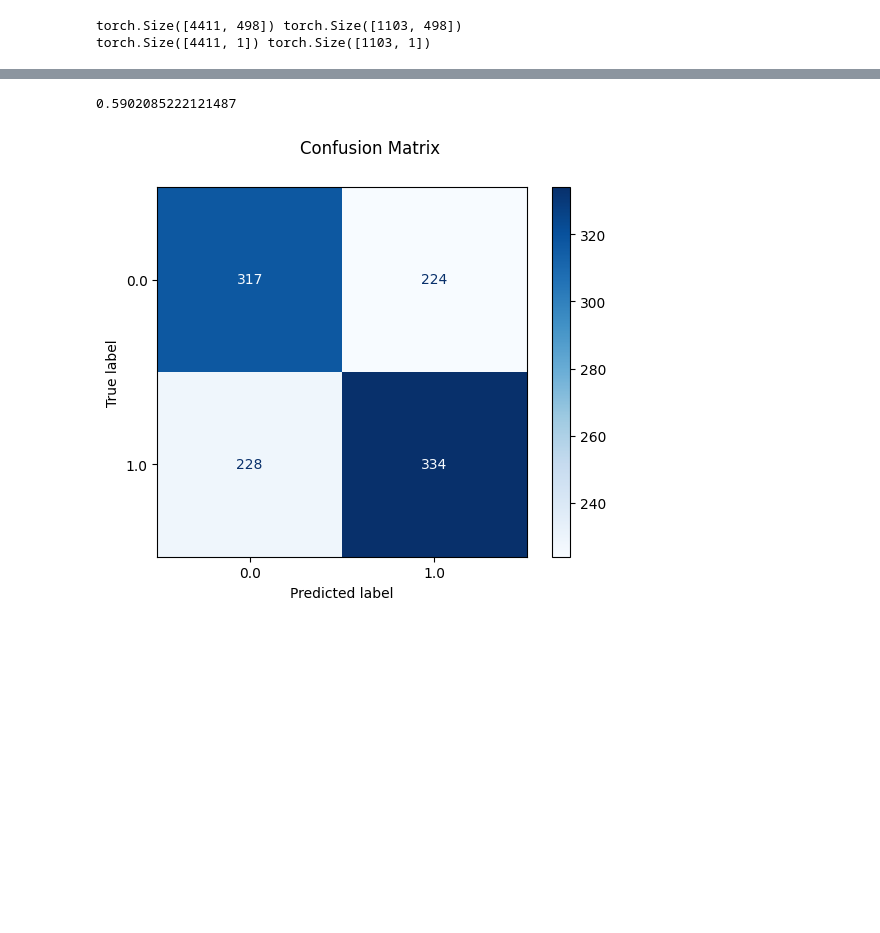
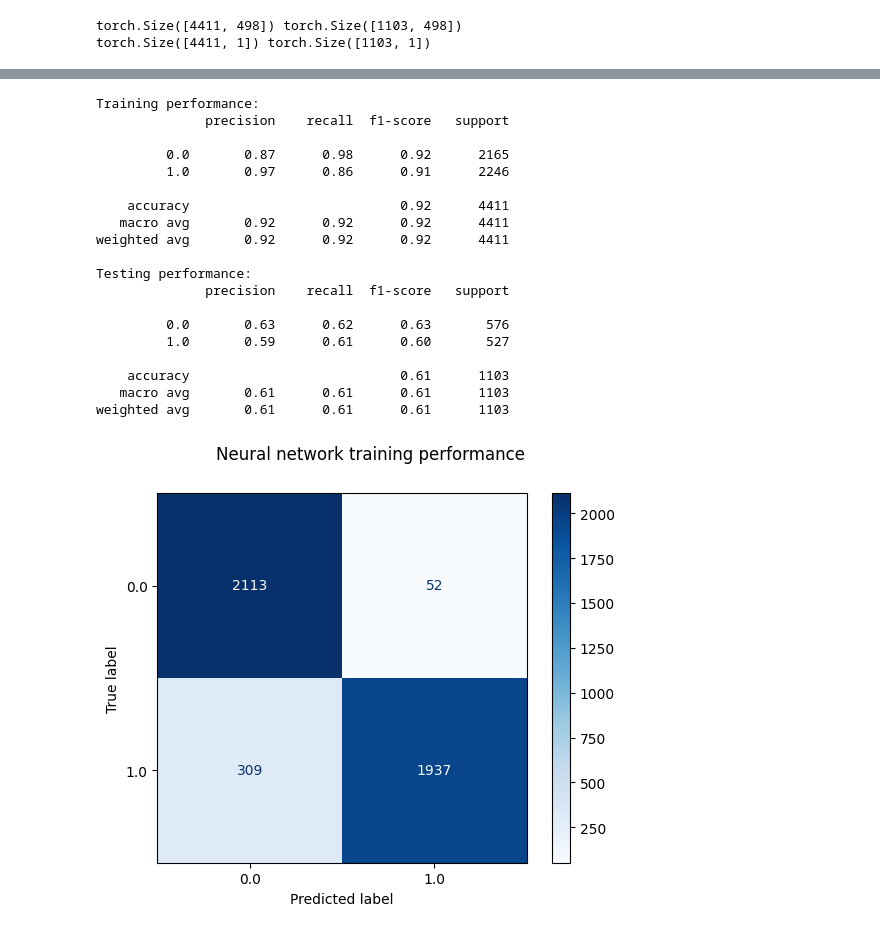
Before and after one commit to dyao13/580_475_FA25, a Jupyter notebook: analysis/analysis.ipynb, the cells around one changed output, grey strips where cells are left out. Saved outputs shown, nothing was run; the diff lists cells and outputs as text; code cells hidden in the pictures; blank space fills up the shorter version.

```diff
--- a/analysis/analysis.ipynb
+++ b/analysis/analysis.ipynb
@@ -142,0 +310,19 @@ print(accuracy_score(y_train, y_hat))
+# %%
+# find operating point
+with torch.no_grad():
+    y_proba = nn_model(X_train).numpy()
+
+fpr, tpr, thresholds = roc_curve(y_train, y_proba)
+dist = np.square(fpr) + np.square(1-tpr)
+op_idx = np.argmin(dist)
+nn_op_pnt = thresholds[op_idx]
+
+# plot roc curve
+RocCurveDisplay.from_predictions(y_train, y_proba, plot_chance_level=True)
+plt.scatter(fpr[op_idx], tpr[op_idx], color='red')
+plt.text(fpr[op_idx] + 0.05, tpr[op_idx] - 0.05,
+         f"({fpr[op_idx]:.2f}, {tpr[op_idx]:.2f})\nthr={thresholds[op_idx]:.2f}",
+         color='red', fontsize=10)
+plt.title("ROC curve for random forest")
+plt.show()
+plt.close()
@@ -143,13 +331,47 @@ print(accuracy_score(y_train, y_hat))
 # %%
-from sklearn.metrics import ConfusionMatrixDisplay
+# report training performance
+with torch.no_grad():
+    y_proba = nn_model(X_train).numpy()
 
-y_hat = (model(X_test).detach().numpy() > 0.5).astype(int)
+y_hat = (y_proba > nn_op_pnt).astype(int)
+
+print("Training performance:")
+print(classification_report(y_train, y_hat))
+
+disp = ConfusionMatrixDisplay.from_predictions(y_train, y_hat, cmap='Blues')
+disp.figure_.suptitle("Neural network training performance")
+disp.figure_.savefig(os.path.join(os.getcwd(), "../output/nn_training_confusion_matrix.png"))
+
+# report testing performance
+with torch.no_grad():
+    y_proba = nn_model(X_test).numpy()
+
+y_hat = (y_proba > nn_op_pnt).astype(int)
+
+print("Testing performance:")
+print(classification_report(y_test, y_hat))
 
 disp = ConfusionMatrixDisplay.from_predictions(y_test, y_hat, cmap='Blues')
-disp.figure_.suptitle("Confusion Matrix")
-disp.figure_.savefig(os.path.join(os.getcwd(), "../output/confusion_matrix.png"))
-
-print(accuracy_score(y_test, y_hat))
+disp.figure_.suptitle("Neural network testing performance")
+disp.figure_.savefig(os.path.join(os.getcwd(), "../output/nn_testing_confusion_matrix.png"))
 # %% [output]
-0.5902085222121487
+Training performance:
+              precision    recall  f1-score   support
+
+         0.0       0.87      0.98      0.92      2165
+         1.0       0.97      0.86      0.91      2246
+
+    accuracy                           0.92      4411
+   macro avg       0.92      0.92      0.92      4411
+weighted avg       0.92      0.92      0.92      4411
+
+Testing performance:
+              precision    recall  f1-score   support
+
+         0.0       0.63      0.62      0.63       576
+         1.0       0.59      0.61      0.60       527
+
+    accuracy                           0.61      1103
+   macro avg       0.61      0.61      0.61      1103
+weighted avg       0.61      0.61      0.61      1103
-[figure, old version]
+[figure, new version]
```
Also changed, not shown: parts of 15 cells of this notebook, 19 other files.
